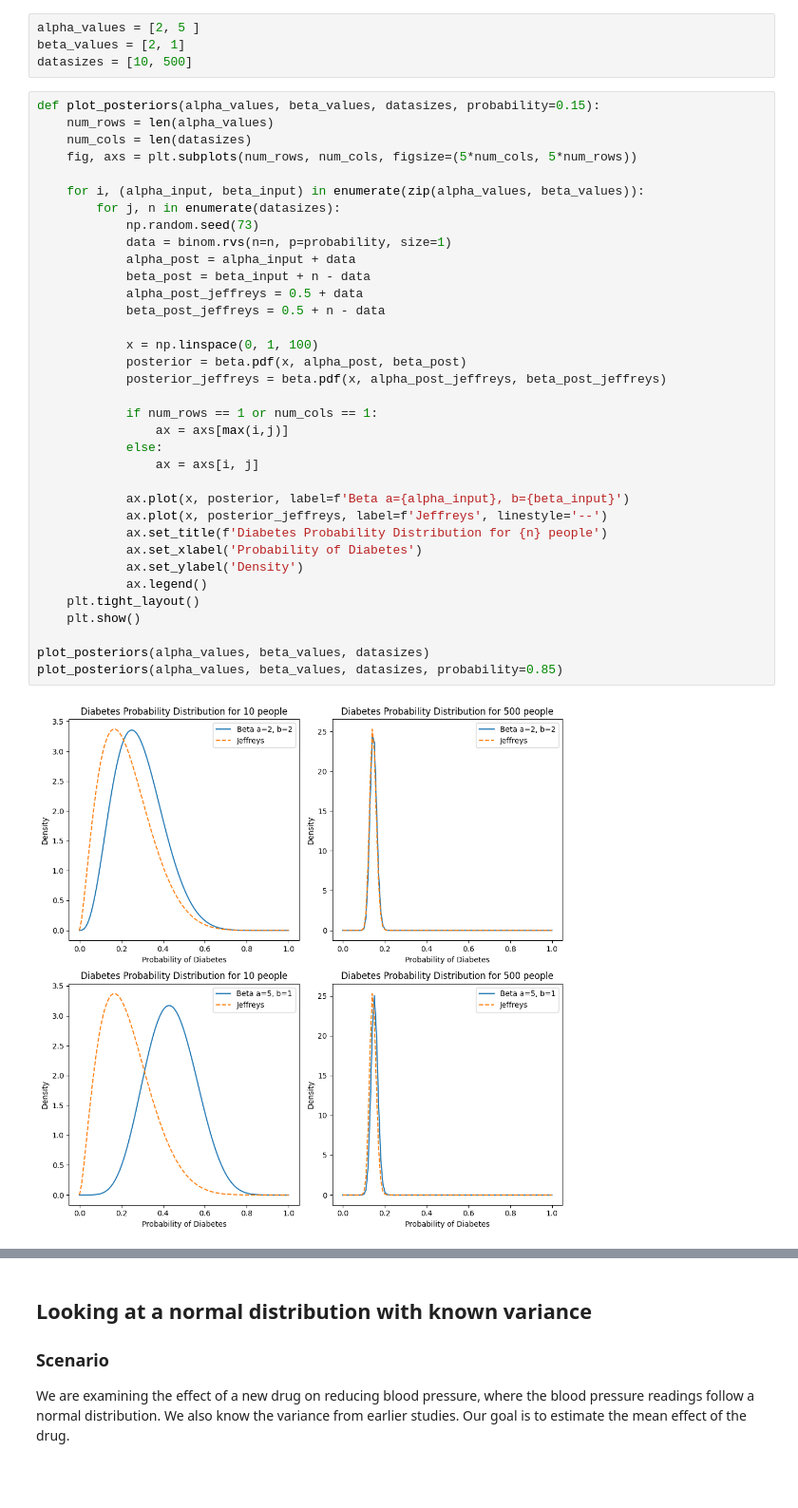
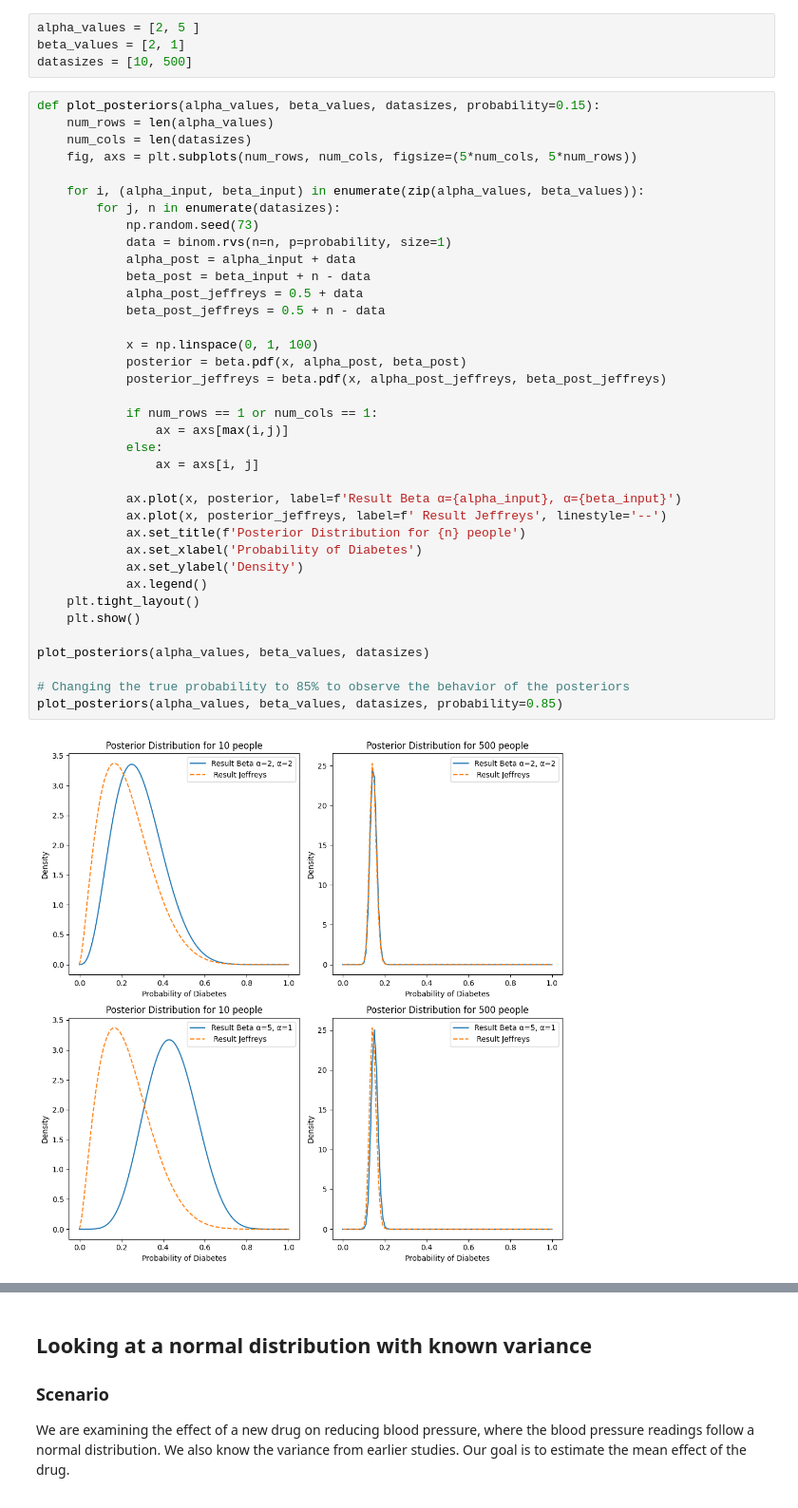
Before and after one commit to MaxiStahl1992/advanced-workbook-code, a Jupyter notebook: task1_full.ipynb, the cells around one changed output, grey strips where cells are left out. Shown at 95% size. Drawn from its saved outputs; the diff is of its cells as text.

```diff
--- a/task1_full.ipynb
+++ b/task1_full.ipynb
@@ -116,34 +90,36 @@ def plot_posteriors(alpha_values, beta_values, datasizes, probability=0.15):
     num_cols = len(datasizes)
     fig, axs = plt.subplots(num_rows, num_cols, figsize=(5*num_cols, 5*num_rows))
 
     for i, (alpha_input, beta_input) in enumerate(zip(alpha_values, beta_values)):
         for j, n in enumerate(datasizes):
             np.random.seed(73)
             data = binom.rvs(n=n, p=probability, size=1)
             alpha_post = alpha_input + data
             beta_post = beta_input + n - data
             alpha_post_jeffreys = 0.5 + data
             beta_post_jeffreys = 0.5 + n - data
 
             x = np.linspace(0, 1, 100)
             posterior = beta.pdf(x, alpha_post, beta_post)
             posterior_jeffreys = beta.pdf(x, alpha_post_jeffreys, beta_post_jeffreys)
 
             if num_rows == 1 or num_cols == 1:
                 ax = axs[max(i,j)]
             else:
                 ax = axs[i, j]
 
-            ax.plot(x, posterior, label=f'Beta a={alpha_input}, b={beta_input}')
-            ax.plot(x, posterior_jeffreys, label=f'Jeffreys', linestyle='--')
-            ax.set_title(f'Diabetes Probability Distribution for {n} people')
+            ax.plot(x, posterior, label=f'Result Beta α={alpha_input}, α={beta_input}')
+            ax.plot(x, posterior_jeffreys, label=f' Result Jeffreys', linestyle='--')
+            ax.set_title(f'Posterior Distribution for {n} people')
             ax.set_xlabel('Probability of Diabetes')
             ax.set_ylabel('Density')
             ax.legend()
     plt.tight_layout()
     plt.show()
 
 plot_posteriors(alpha_values, beta_values, datasizes)
+
+# Changing the true probability to 85% to observe the behavior of the posteriors
 plot_posteriors(alpha_values, beta_values, datasizes, probability=0.85)
 # %% [output]
-[figure, old version]
+[figure, new version]
```
Also changed, not shown: parts of 12 cells of this notebook, 1 other file.
